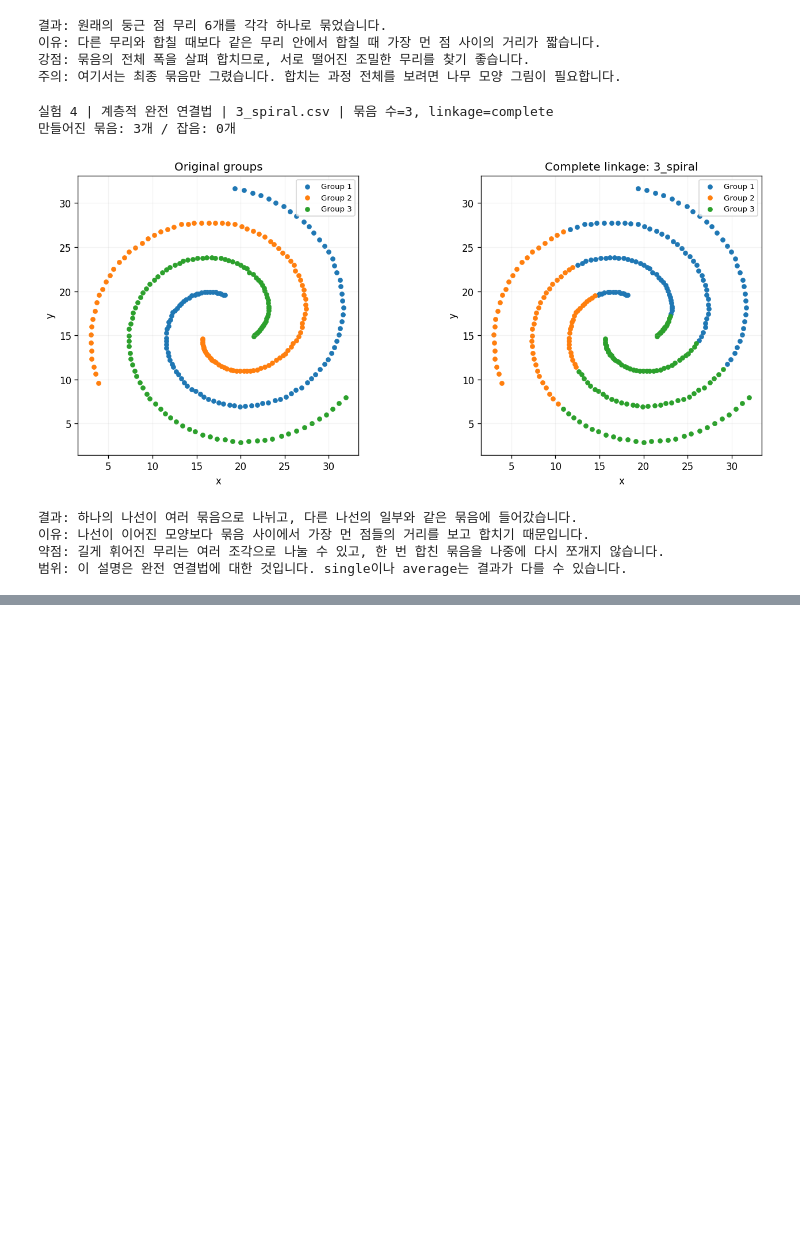
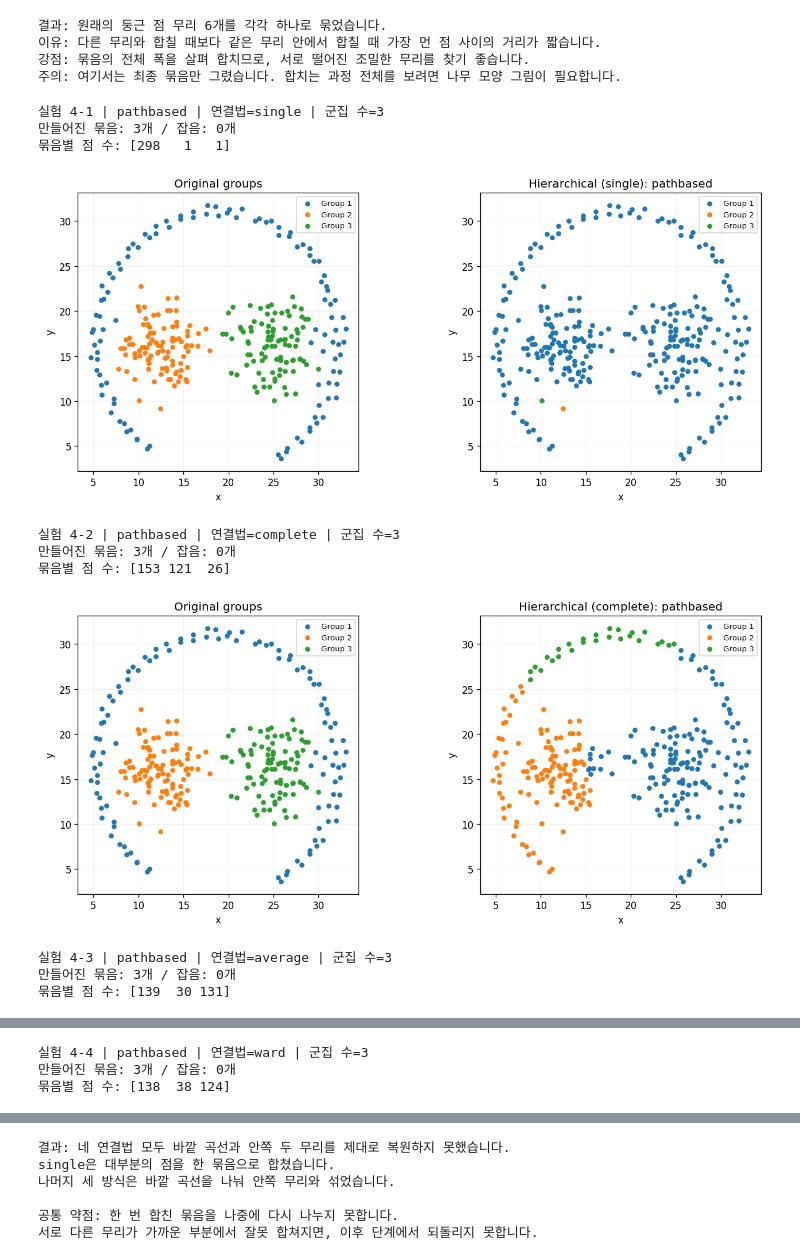
Before and after one commit to taeyoungkim-dev/data_analysis_lecture, a Jupyter notebook: clustering_ex.ipynb, the cells around one changed output, grey strips where cells are left out. Saved outputs shown, nothing was run; the diff lists cells and outputs as text; code cells hidden in the pictures; blank space fills up the shorter version.

```diff
--- a/clustering_ex.ipynb
+++ b/clustering_ex.ipynb
@@ -12,6 +12,7 @@ from sklearn.cluster import KMeans, AgglomerativeClustering, DBSCAN
 spherical = pd.read_csv("./data_sets/spherical_6_2.csv")  # 둥근 묶음 6개
 spiral = pd.read_csv("./data_sets/3_spiral.csv")  # 나선 모양의 묶음 3개
 jain = pd.read_csv("./data_sets/jain.csv")  # 빽빽한 정도가 다른 묶음 2개
+pathbased = pd.read_csv("./data_sets/pathbased.csv")  # 바깥 곡선과 안쪽
 
 for name, data in [("spherical_6_2", spherical), ("3_spiral", spiral), ("jain", jain)]:
     assert list(data.columns) == ["x", "y", "class"], "CSV 열 이름은 x,y,class여야 합니다."
@@ -134,28 +131,42 @@ print("주의: 여기서는 최종 묶음만 그렸습니다. 합치는 과정
 강점: 묶음의 전체 폭을 살펴 합치므로, 서로 떨어진 조밀한 무리를 찾기 좋습니다.
 주의: 여기서는 최종 묶음만 그렸습니다. 합치는 과정 전체를 보려면 나무 모양 그림이 필요합니다.
 # %%
-# [실험 4] 계층적 완전 연결법이 잘 묶지 못하는 사례: 3_spiral.csv
-# 선택 이유: 나선 하나는 길게 휘어 있어, 같은 나선의 양 끝도 멀리 떨어질 수 있습니다.
-# 가장 먼 점 사이의 거리를 사용하는 기준이 나선 전체를 유지하는 데 불리한지 확인합니다.
-# 묶음 수는 정답과 같은 3개로 정합니다.
-# 이 결과를 모든 계층적 군집화 방법의 실패로 해석하면 안 됩니다.
-# 강의의 단일 연결법 single은 가까운 점을 따라 이어져 나선을 잘 찾을 수도 있습니다.
+# [실험 4] 계층적 군집화가 잘 묶지 못하는 사례: pathbased
 
-X = spiral[["x", "y"]]  # 나선의 좌표만 입력으로 사용합니다.
-model = AgglomerativeClustering(n_clusters=3, linkage="complete").fit(X)  # 실험 3과 같은 완전 연결법입니다.
-labels = model.labels_  # 만들어진 묶음 번호를 꺼냅니다.
-print("실험 4 | 계층적 완전 연결법 | 3_spiral.csv | 묶음 수=3, linkage=complete")  # 실험 조건입니다.
-show_counts(labels)  # 수가 맞더라도 모양이 맞는지 함께 확인합니다.
-show_result(spiral, labels, "Complete linkage: 3_spiral")  # 나선이 끊기고 섞이는 부분을 확인합니다.
-print("결과: 하나의 나선이 여러 묶음으로 나뉘고, 다른 나선의 일부와 같은 묶음에 들어갔습니다.")  # 관찰한 실패입니다.
-print("이유: 나선이 이어진 모양보다 묶음 사이에서 가장 먼 점들의 거리를 보고 합치기 때문입니다.")  # 실패한 원리입니다.
-print("약점: 길게 휘어진 무리는 여러 조각으로 나눌 수 있고, 한 번 합친 묶음을 나중에 다시 쪼개지 않습니다.")  # 방법의 한계입니다.
-print("범위: 이 설명은 완전 연결법에 대한 것입니다. single이나 average는 결과가 다를 수 있습니다.")  # 과도한 일반화를 피합니다.
+X = pathbased[["x", "y"]]
+
+# 계층적 군집화의 4가지 종류를 모두 테스트
+methods = ["single", "complete", "average", "ward"]
+
+for index,method in enumerate(methods):
+    model = AgglomerativeClustering(
+        n_clusters=3,   #멈출 집합 갯수
+        linkage=method
+    ).fit(X)
+
+    labels = model.labels_
+
+    print(f"\n실험 4-{index+1} | pathbased | 연결법={method} | 군집 수=3")
+    show_counts(labels)
+    print("묶음별 점 수:", np.unique(labels, return_counts=True)[1])
+
+    show_result(pathbased, labels, f"Hierarchical ({method}): pathbased")
+
+print("\n결과: 네 연결법 모두 바깥 곡선과 안쪽 두 무리를 제대로 복원하지 못했습니다.")
+print("single은 대부분의 점을 한 묶음으로 합쳤습니다.")
+print("나머지 세 방식은 바깥 곡선을 나눠 안쪽 무리와 섞었습니다.")
+
+print("\n공통 약점: 한 번 합친 묶음을 나중에 다시 나누지 못합니다.")
+print("서로 다른 무리가 가까운 부분에서 잘못 합쳐지면, 이후 단계에서 되돌리지 못합니다.")
 # %% [output]
-실험 4 | 계층적 완전 연결법 | 3_spiral.csv | 묶음 수=3, linkage=complete
+실험 4-1 | pathbased | 연결법=single | 군집 수=3
 만들어진 묶음: 3개 / 잡음: 0개
+묶음별 점 수: [298   1   1]
-[figure, old version]
+[figure, new version]
-결과: 하나의 나선이 여러 묶음으로 나뉘고, 다른 나선의 일부와 같은 묶음에 들어갔습니다.
-이유: 나선이 이어진 모양보다 묶음 사이에서 가장 먼 점들의 거리를 보고 합치기 때문입니다.
-약점: 길게 휘어진 무리는 여러 조각으로 나눌 수 있고, 한 번 합친 묶음을 나중에 다시 쪼개지 않습니다.
-범위: 이 설명은 완전 연결법에 대한 것입니다. single이나 average는 결과가 다를 수 있습니다.
+실험 4-2 | pathbased | 연결법=complete | 군집 수=3
+만들어진 묶음: 3개 / 잡음: 0개
+묶음별 점 수: [153 121  26]
+[figure, added]
+실험 4-3 | pathbased | 연결법=average | 군집 수=3
+만들어진 묶음: 3개 / 잡음: 0개
+묶음별 점 수: [139  30 131]
@@ -161,0 +174,3 @@ print("범위: 이 설명은 완전 연결법에 대한 것입니다. single이
+실험 4-4 | pathbased | 연결법=ward | 군집 수=3
+만들어진 묶음: 3개 / 잡음: 0개
+묶음별 점 수: [138  38 124]
@@ -162,2 +178,8 @@ print("범위: 이 설명은 완전 연결법에 대한 것입니다. single이
+결과: 네 연결법 모두 바깥 곡선과 안쪽 두 무리를 제대로 복원하지 못했습니다.
+single은 대부분의 점을 한 묶음으로 합쳤습니다.
+나머지 세 방식은 바깥 곡선을 나눠 안쪽 무리와 섞었습니다.
+
+공통 약점: 한 번 합친 묶음을 나중에 다시 나누지 못합니다.
+서로 다른 무리가 가까운 부분에서 잘못 합쳐지면, 이후 단계에서 되돌리지 못합니다.
 # %%
 # [실험 5] DBSCAN이 잘 묶는 사례: 3_spiral.csv
```
Also changed, not shown: parts of 4 cells of this notebook, 2 other files.
